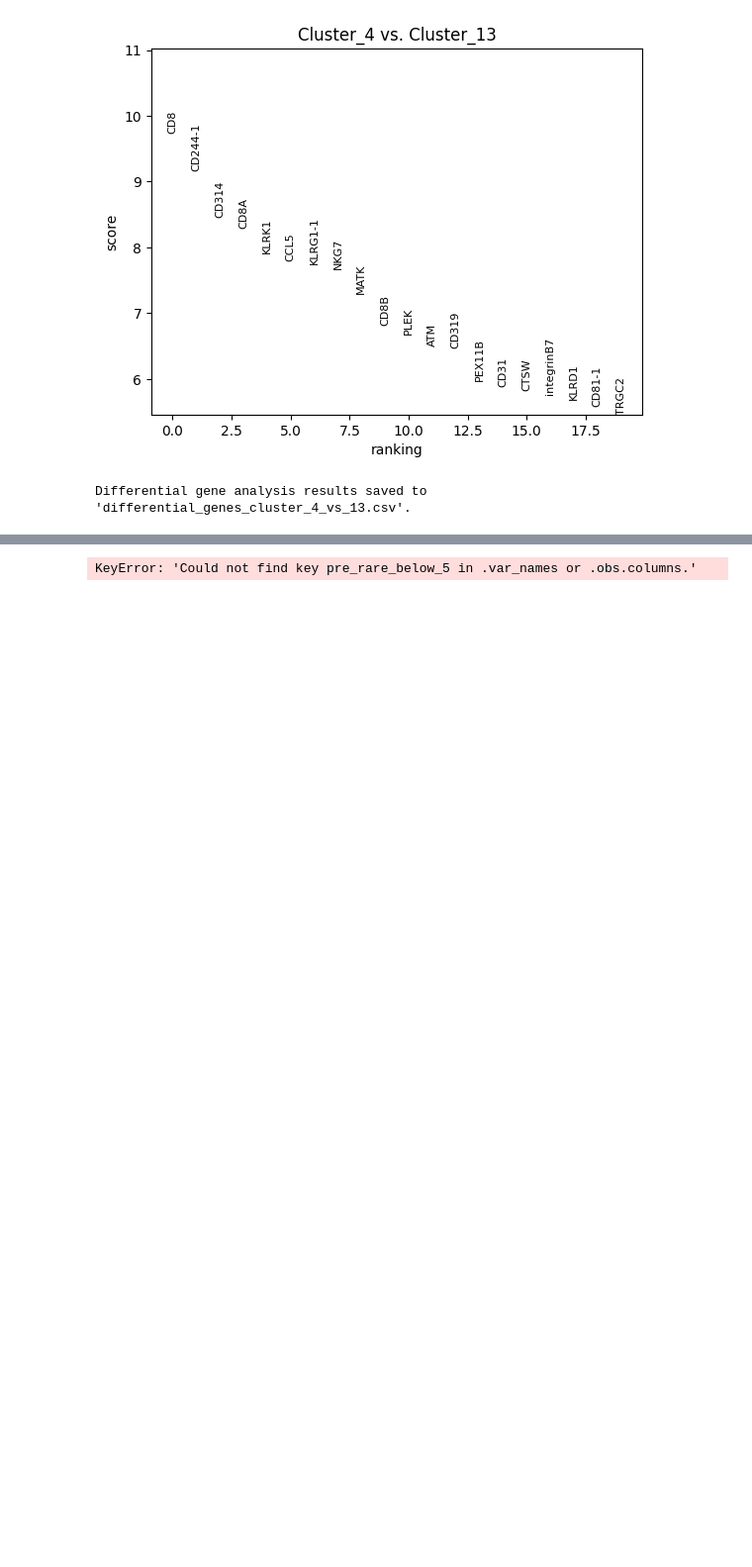
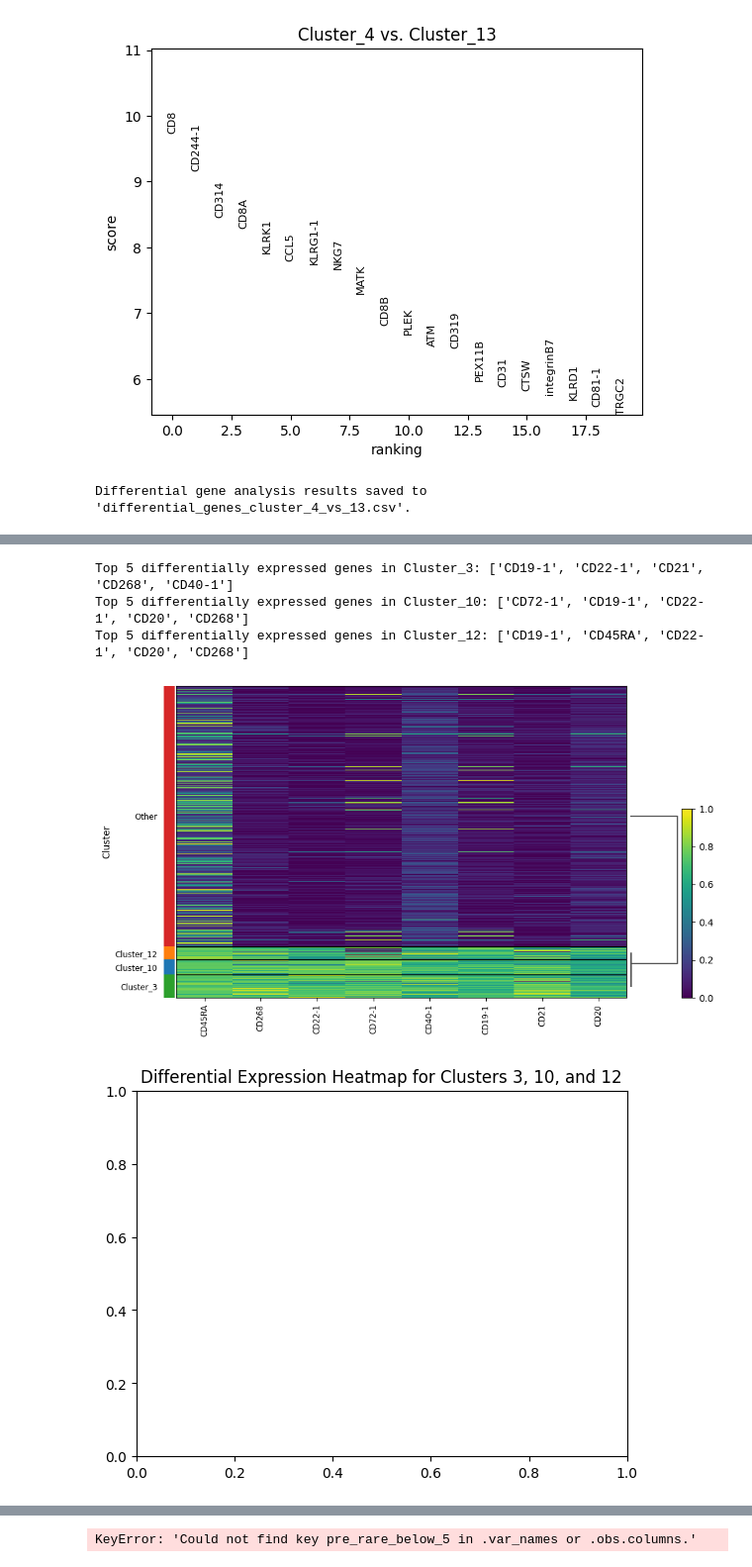
Before and after one commit to StickTaTa/ScFormer, a Jupyter notebook: Tutorial/26_pbmc_sample_result.ipynb, the cells around one changed output, grey strips where cells are left out. Shown at 99% size. Drawn from its saved outputs; the diff is of its cells as text; code cells hidden in the pictures; blank space fills up the shorter version.

```diff
--- a/Tutorial/26_pbmc_sample_result.ipynb
+++ b/Tutorial/26_pbmc_sample_result.ipynb
@@ -160,0 +210,61 @@ WARNING: saving figure to file figures/dotplot_.pdf
+# %%
+import scanpy as sc
+import matplotlib.pyplot as plt
+
+# 确保目标簇已正确标注
+target_clusters = [3, 10, 12]
+adata.obs['Cluster'] = adata.obs['pre'].apply(
+    lambda x: f"Cluster_{x}" if x in target_clusters else 'Other'
+)
+adata.obs['Cluster'] = adata.obs['Cluster'].astype('category')  # 转为类别型数据
+
+# 差异表达分析
+sc.tl.rank_genes_groups(
+    adata,
+    groupby='Cluster',  # 使用新标注的 Cluster 分组
+    groups=['Cluster_3', 'Cluster_10', 'Cluster_12'],  # 指定目标簇
+    reference='Other',  # 非目标簇作为参考
+    method='t-test'  # 差异分析方法
+)
+
+# 提取每个簇的差异表达基因（前五个）
+top_genes = {}
+for cluster in ['Cluster_3', 'Cluster_10', 'Cluster_12']:
+    if cluster in adata.uns['rank_genes_groups']['names'].dtype.names:
+        # 提取前五个基因，并将 NumPy 数组转换为 Python 列表
+        top_genes[cluster] = list(adata.uns['rank_genes_groups']['names'][cluster][:5])
+    else:
+        print(f"Warning: No genes found for {cluster}")
+        top_genes[cluster] = []
+
+# 打印差异表达基因
+for cluster, genes in top_genes.items():
+    if len(genes) > 0:  # 检查是否为空
+        print(f"Top 5 differentially expressed genes in {cluster}: {genes}")
+    else:
+        print(f"No differentially expressed genes found for {cluster}")
+
+# 确保差异基因存在，准备绘制热图
+all_top_genes = list(set(sum(top_genes.values(), [])))
+if len(all_top_genes) > 0:
+    # 绘制热图
+    sc.pl.heatmap(
+        adata,
+        var_names=all_top_genes,
+        groupby='Cluster',
+        cmap='viridis',  # 热图颜色方案
+        dendrogram=True,  # 是否绘制树状图
+        standard_scale='var',  # 按基因标准化
+        figsize=(10, 6)  # 设置热图大小
+    )
+    # 设置标题
+    plt.title("Differential Expression Heatmap for Clusters 3, 10, and 12")
+    plt.show()
+else:
+    print("No genes available for heatmap plotting.")
+# %% [output]
+Top 5 differentially expressed genes in Cluster_3: ['CD19-1', 'CD22-1', 'CD21', 'CD268', 'CD40-1']
+Top 5 differentially expressed genes in Cluster_10: ['CD72-1', 'CD19-1', 'CD22-1', 'CD20', 'CD268']
+Top 5 differentially expressed genes in Cluster_12: ['CD19-1', 'CD45RA', 'CD22-1', 'CD20', 'CD268']
+[figure, added]
+[figure, added]
```
Also changed, not shown: parts of 7 cells of this notebook, 2 other files.
